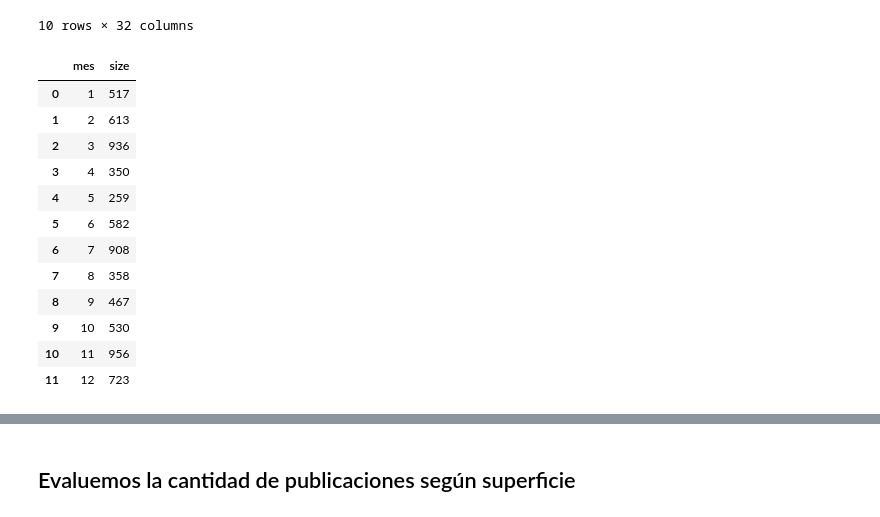
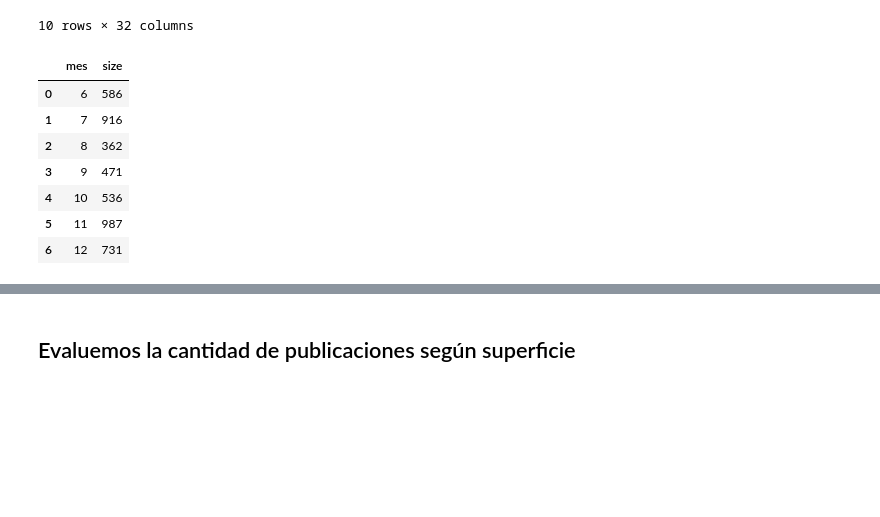
Before and after one commit to nicolaslongo/datos-TP1, a Jupyter notebook: Tendencia o crisis habitacional.ipynb, the cells around one changed output, grey strips where cells are left out. Drawn from its saved outputs; the diff is of its cells as text; code cells hidden in the pictures; blank space fills up the shorter version.

```diff
--- a/Tendencia o crisis habitacional.ipynb
+++ b/Tendencia o crisis habitacional.ipynb
@@ -160,24 +155,20 @@ pev.head(10)
 | 18 | Argentina | 2016-07-01 | USD | Es un departamento SEMIPISO de do... | NaN | NaN | 3.0 | 3428775.0 | 0b62bdbd15d889155329f5db3cd92f9ae... | ... |
 10 rows × 32 columns
 # %%
+#   pev.loc[((pev.property_type.str.contains('house')) | (pev.property_type.str.contains('apartment'))) &\
+
 pev_1amb_2016 = \
-    pev.loc[((pev.property_type.str.contains('house')) | (pev.property_type.str.contains('apartment'))) &\
-            (pev.rooms==1) & (pev.anio == 2016), ['mes', 'state_name']].groupby('mes').\
-            agg([np.size])
+    pev.loc[(~pev.property_type.str.contains('store')) & (pev.rooms==1) & (pev.anio == 2016) & (pev.mes > 05), \
+            ['mes', 'state_name']].groupby('mes').agg([np.size])
 pev_1amb_2016 = pd.DataFrame(pev_1amb_2016.to_records())
 pev_1amb_2016.columns=['mes','size']
 pev_1amb_2016
 # %% [output]
 |  | mes | size |
-| 0 | 1 | 517 |
-| 1 | 2 | 613 |
-| 2 | 3 | 936 |
-| 3 | 4 | 350 |
-| 4 | 5 | 259 |
-| 5 | 6 | 582 |
-| 6 | 7 | 908 |
-| 7 | 8 | 358 |
-| 8 | 9 | 467 |
-| 9 | 10 | 530 |
-| 10 | 11 | 956 |
-| 11 | 12 | 723 |
+| 0 | 6 | 586 |
+| 1 | 7 | 916 |
+| 2 | 8 | 362 |
+| 3 | 9 | 471 |
+| 4 | 10 | 536 |
+| 5 | 11 | 987 |
+| 6 | 12 | 731 |
```
Also changed, not shown: parts of 9 cells of this notebook.
